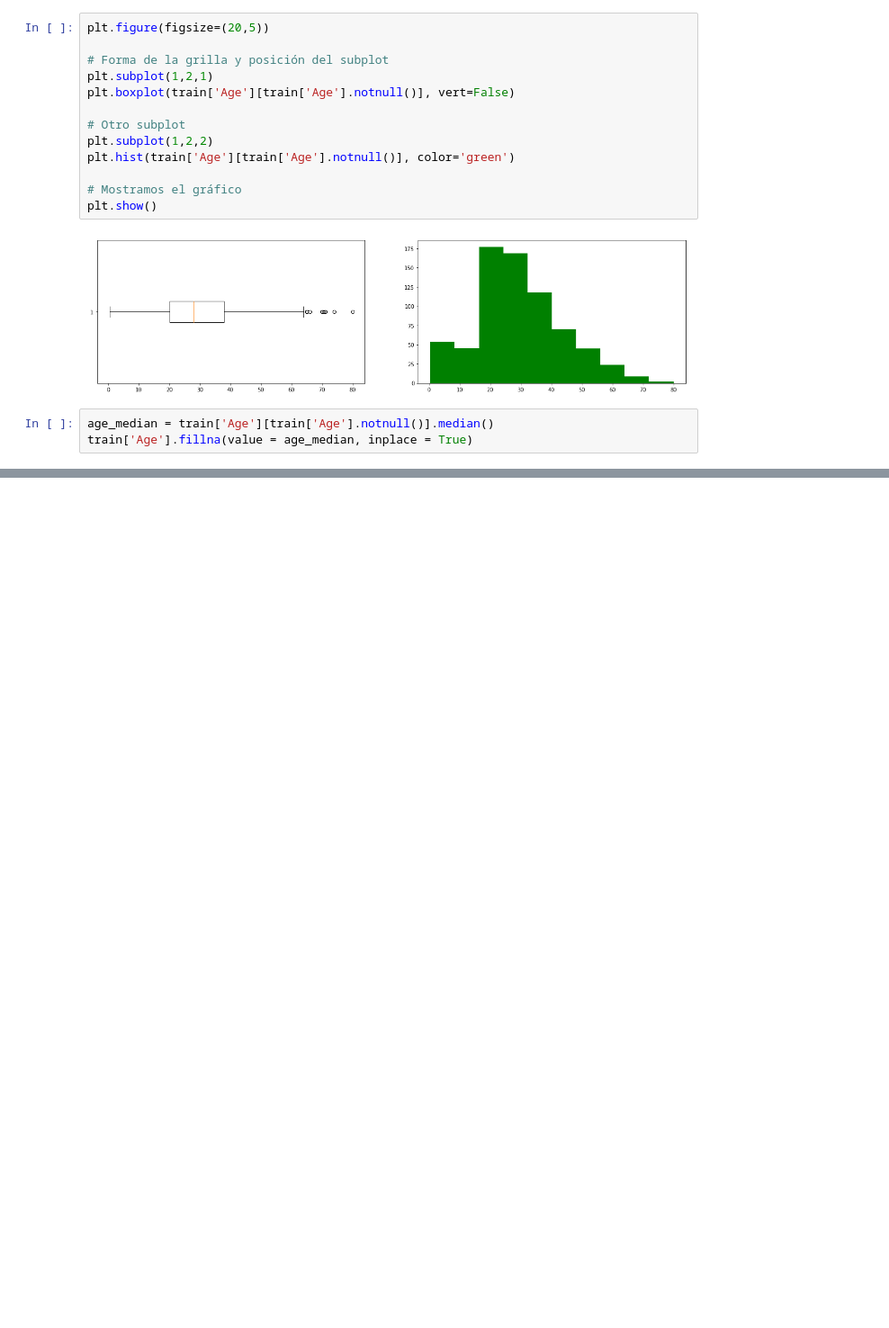
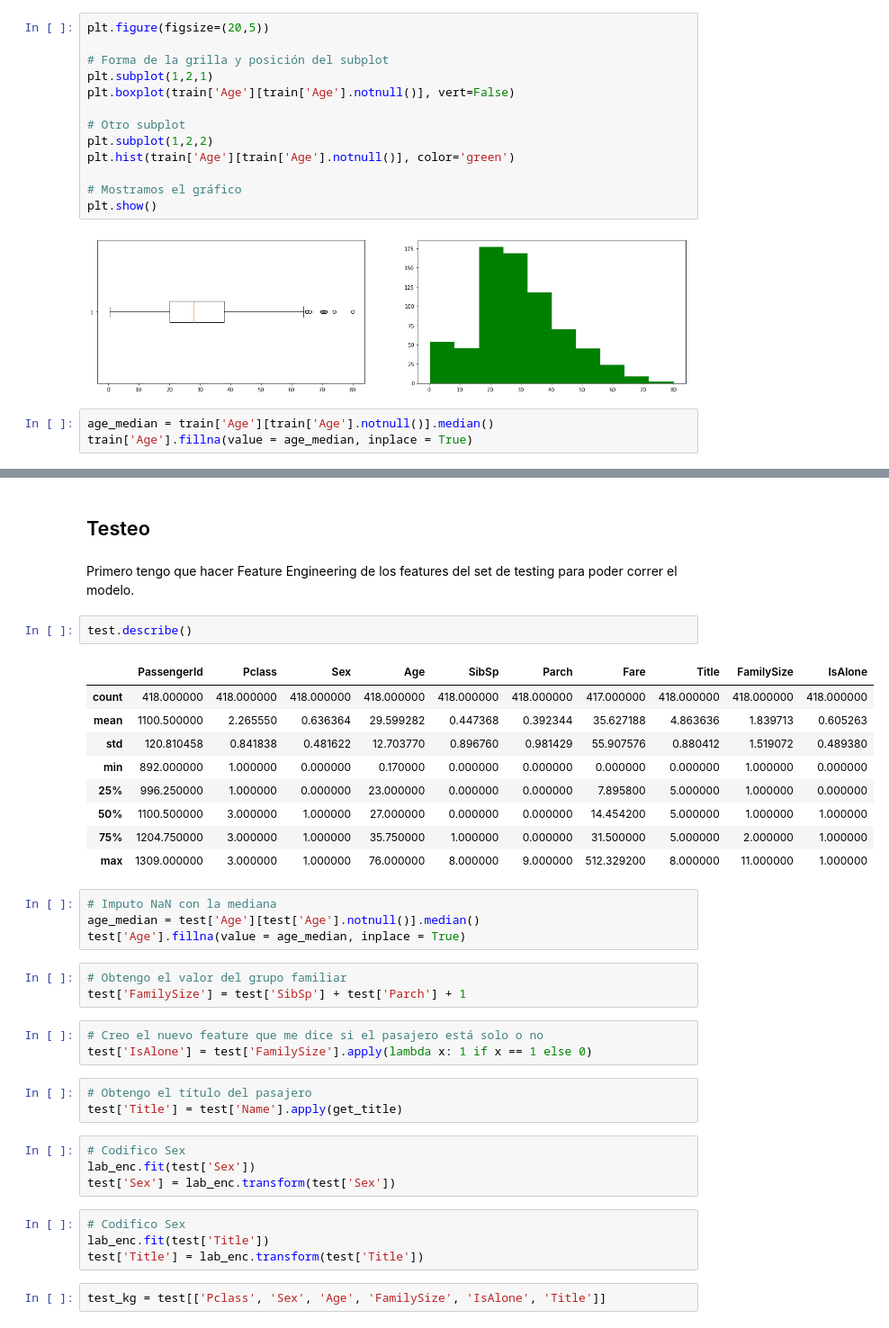
Before and after one commit to camilojaure/titanic, a Jupyter notebook: Titanic.ipynb, the cells around one changed output, grey strips where cells are left out. Shown: that part at 90% size. Cells and saved outputs as stored; diff of their text form; blank space fills up the shorter version.

```diff
--- a/Titanic.ipynb
+++ b/Titanic.ipynb
@@ -216,0 +632,39 @@ train['Age'].fillna(value = age_median, inplace = True)
+# %% [markdown]
+## Testeo
+# %% [markdown]
+Primero tengo que hacer Feature Engineering de los features del set de testing para poder correr el modelo.
+# %%
+test.describe()
+# %% [output]
+|  | PassengerId | Pclass | Sex | Age | SibSp | Parch | Fare | Title | FamilySize | IsAlone |
+| count | 418.000000 | 418.000000 | 418.000000 | 418.000000 | 418.000000 | 418.000000 | 417.000000 | 418.000000 | 418.000000 | 418.000000 |
+| mean | 1100.500000 | 2.265550 | 0.636364 | 29.599282 | 0.447368 | 0.392344 | 35.627188 | 4.863636 | 1.839713 | 0.605263 |
+| std | 120.810458 | 0.841838 | 0.481622 | 12.703770 | 0.896760 | 0.981429 | 55.907576 | 0.880412 | 1.519072 | 0.489380 |
+| min | 892.000000 | 1.000000 | 0.000000 | 0.170000 | 0.000000 | 0.000000 | 0.000000 | 0.000000 | 1.000000 | 0.000000 |
+| 25% | 996.250000 | 1.000000 | 0.000000 | 23.000000 | 0.000000 | 0.000000 | 7.895800 | 5.000000 | 1.000000 | 0.000000 |
+| 50% | 1100.500000 | 3.000000 | 1.000000 | 27.000000 | 0.000000 | 0.000000 | 14.454200 | 5.000000 | 1.000000 | 1.000000 |
+| 75% | 1204.750000 | 3.000000 | 1.000000 | 35.750000 | 1.000000 | 0.000000 | 31.500000 | 5.000000 | 2.000000 | 1.000000 |
+| max | 1309.000000 | 3.000000 | 1.000000 | 76.000000 | 8.000000 | 9.000000 | 512.329200 | 8.000000 | 11.000000 | 1.000000 |
+# %%
+# Imputo NaN con la mediana
+age_median = test['Age'][test['Age'].notnull()].median()
+test['Age'].fillna(value = age_median, inplace = True)
+# %%
+# Obtengo el valor del grupo familiar
+test['FamilySize'] = test['SibSp'] + test['Parch'] + 1
+# %%
+# Creo el nuevo feature que me dice si el pasajero está solo o no
+test['IsAlone'] = test['FamilySize'].apply(lambda x: 1 if x == 1 else 0)
+# %%
+# Obtengo el título del pasajero
+test['Title'] = test['Name'].apply(get_title)
+# %%
+# Codifico Sex
+lab_enc.fit(test['Sex'])
+test['Sex'] = lab_enc.transform(test['Sex'])
+# %%
+# Codifico Sex
+lab_enc.fit(test['Title'])
+test['Title'] = lab_enc.transform(test['Title'])
+# %%
+test_kg = test[['Pclass', 'Sex', 'Age', 'FamilySize', 'IsAlone', 'Title']]
```
Also changed, not shown: parts of 68 cells of this notebook, 1 other file.
